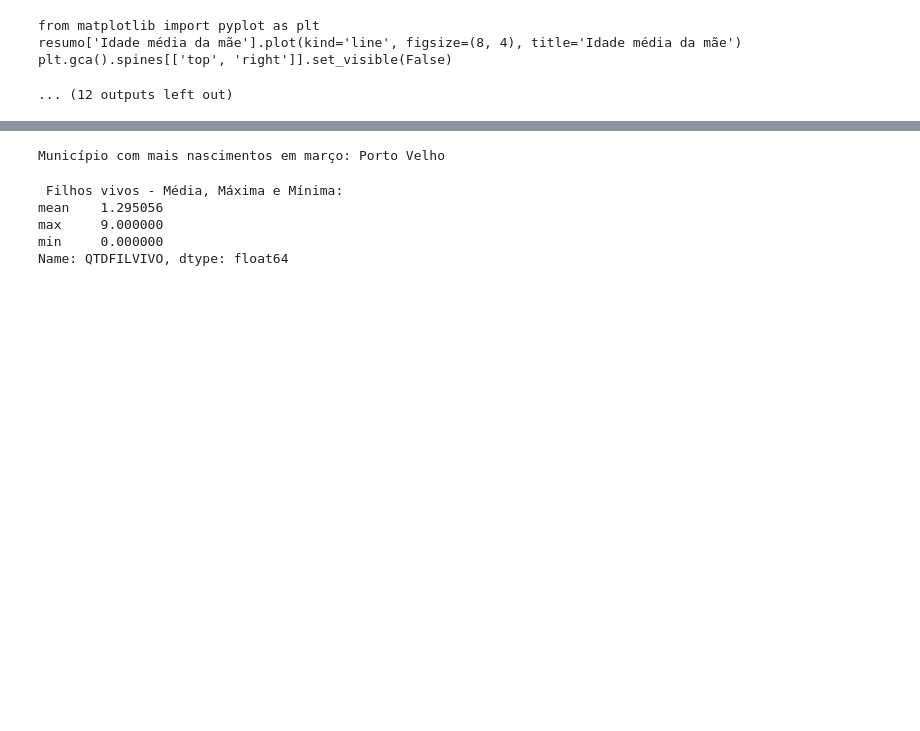
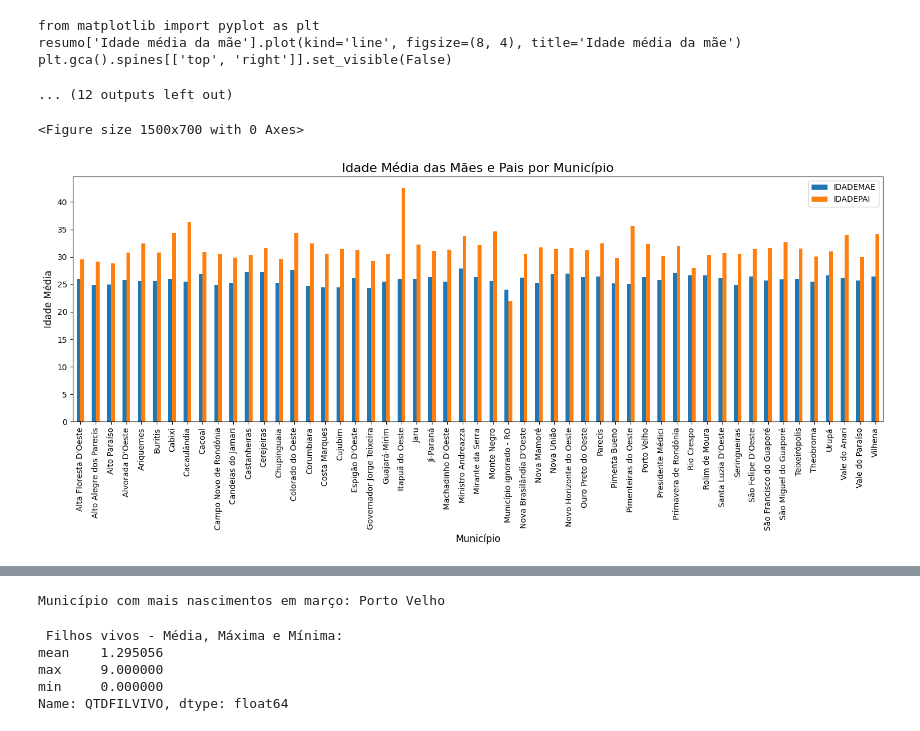
Before and after one commit to alevazcientista-dotcom/Ebac1, a Jupyter notebook: M9_Parte1.ipynb, the cells around one changed output, grey strips where cells are left out. Drawn from its saved outputs; the diff is of its cells as text; code cells hidden in the pictures; blank space fills up the shorter version.

```diff
--- a/M9_Parte1.ipynb
+++ b/M9_Parte1.ipynb
@@ -282,3 +273,16 @@ from matplotlib import pyplot as plt
 resumo['Idade média da mãe'].plot(kind='line', figsize=(8, 4), title='Idade média da mãe')
 plt.gca().spines[['top', 'right']].set_visible(False)
 ... (12 outputs left out)
+# %%
+# Visualizar a idade média das mães e pais por município
+plt.figure(figsize=(15, 7))
+idade_media.set_index('munResNome')[['IDADEMAE', 'IDADEPAI']].plot(kind='bar', figsize=(15,7))
+plt.title('Idade Média das Mães e Pais por Município', fontsize=16)
+plt.xlabel('Município', fontsize=12)
+plt.ylabel('Idade Média', fontsize=12)
+plt.xticks(rotation=90)
+plt.tight_layout()
+plt.show()
+# %% [output]
+<Figure size 1500x700 with 0 Axes>
+[figure, added]
```
Also changed, not shown: parts of 8 cells of this notebook.
